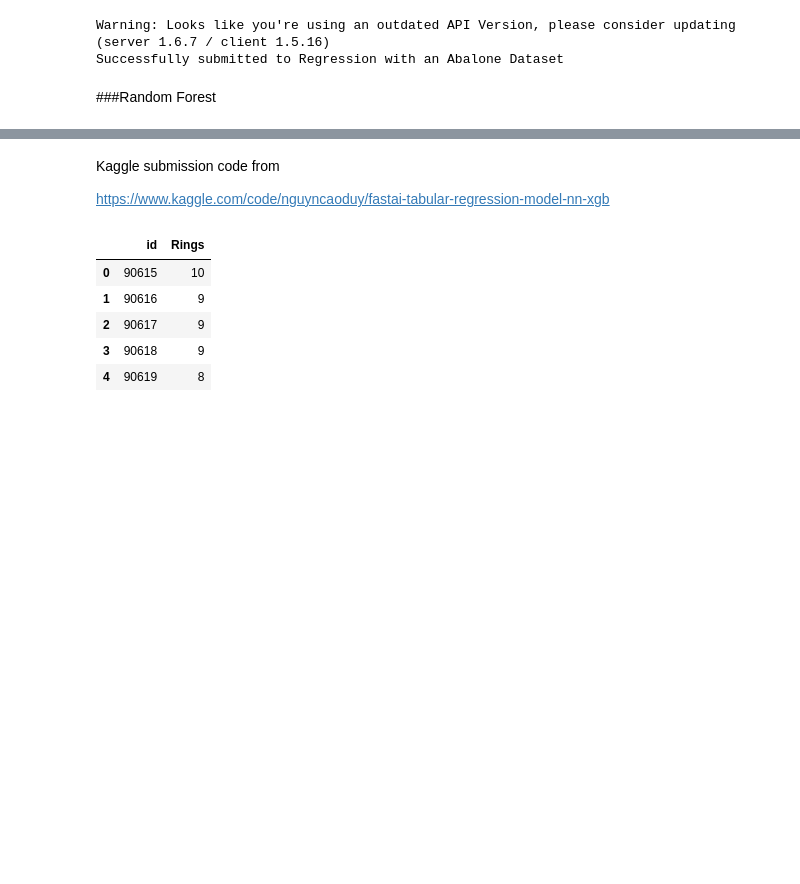
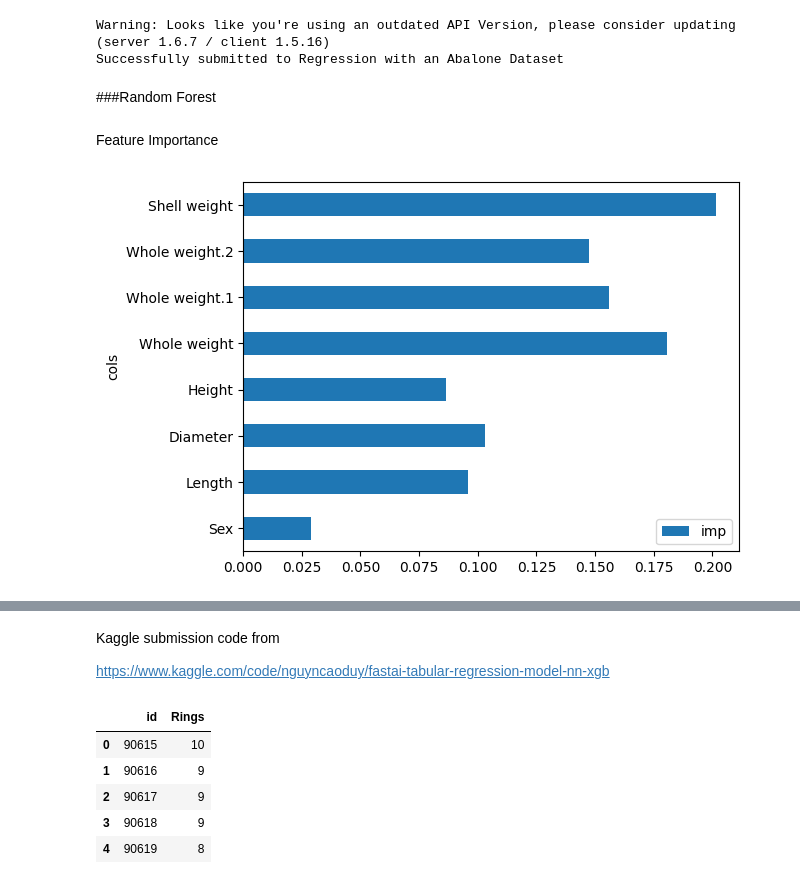
Before and after one commit to rubanzasilva/abalone_age_prediction, a Jupyter notebook: ps_s04e04.ipynb, the cells around one changed output, grey strips where cells are left out. Saved outputs shown, nothing was run; the diff lists cells and outputs as text; code cells hidden in the pictures; blank space fills up the shorter version.

```diff
--- a/ps_s04e04.ipynb
+++ b/ps_s04e04.ipynb
@@ -480,3 +537,9 @@ rf.fit(X_train, y_train);
 #rf_preds = rf.predict(X_test)
 # %%
 #rmse(rf_preds, tensor(y_test))
+# %% [markdown]
+Feature Importance
+# %%
+pd.DataFrame(dict(cols=X_train.columns, imp=rf.feature_importances_)).plot('cols', 'imp', 'barh');
+# %% [output]
+[figure, added]
```
Also changed, not shown: parts of 28 cells of this notebook.
